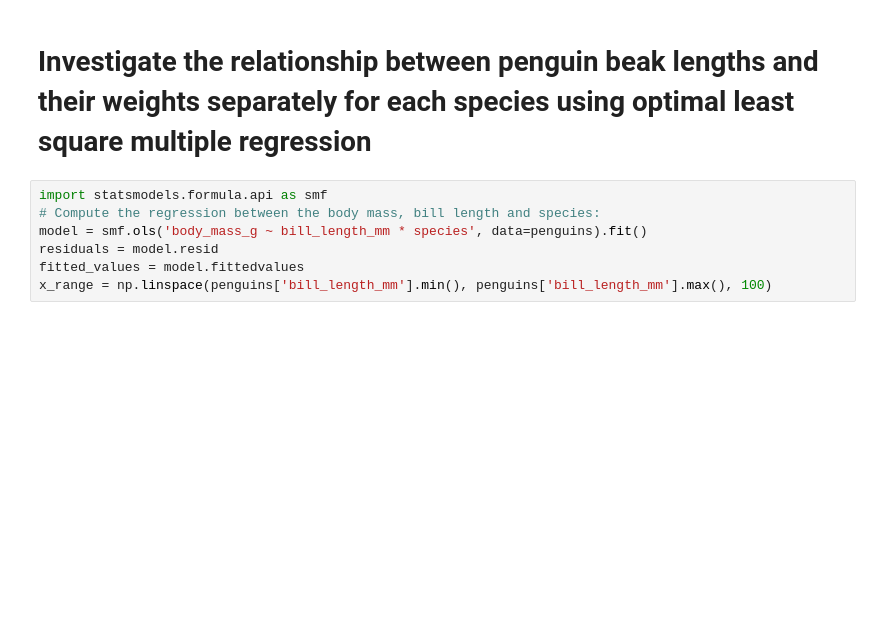
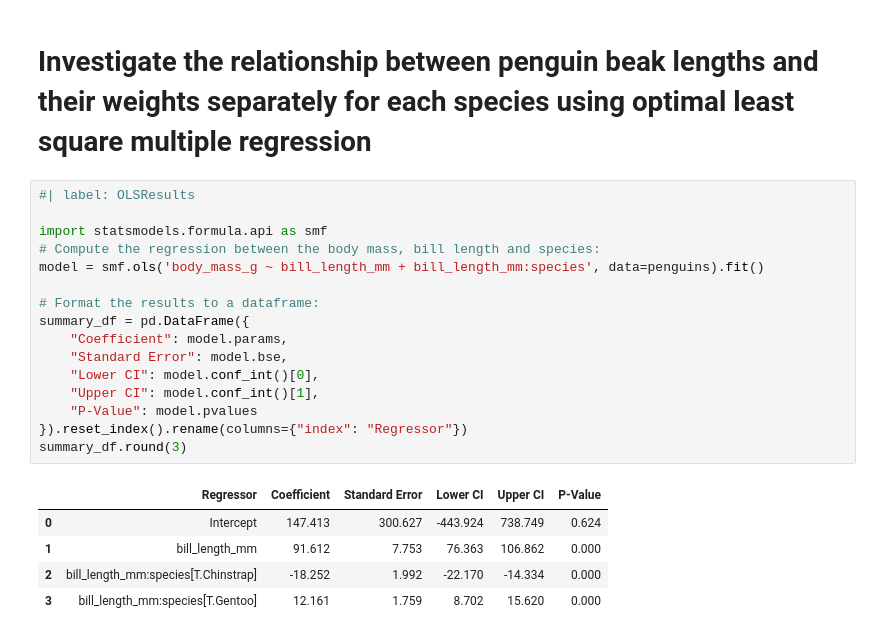
Before and after one commit to AlexLepauvre/demo-curvenote, a Jupyter notebook: curvenote-demo.ipynb, the cells around one changed output. Drawn from its saved outputs; the diff is of its cells as text; blank space fills up the shorter version.

```diff
--- a/curvenote-demo.ipynb
+++ b/curvenote-demo.ipynb
@@ -130,9 +132,24 @@ plt.show()
 # %% [markdown]
 # Investigate the relationship between penguin beak lengths and their weights separately for each species using optimal least square multiple regression
 # %%
+#| label: OLSResults
+
 import statsmodels.formula.api as smf
 # Compute the regression between the body mass, bill length and species:
-model = smf.ols('body_mass_g ~ bill_length_mm * species', data=penguins).fit()
-residuals = model.resid
-fitted_values = model.fittedvalues
-x_range = np.linspace(penguins['bill_length_mm'].min(), penguins['bill_length_mm'].max(), 100)
+model = smf.ols('body_mass_g ~ bill_length_mm + bill_length_mm:species', data=penguins).fit()
+
+# Format the results to a dataframe:
+summary_df = pd.DataFrame({
+    "Coefficient": model.params,
+    "Standard Error": model.bse,
+    "Lower CI": model.conf_int()[0],
+    "Upper CI": model.conf_int()[1],
+    "P-Value": model.pvalues
+}).reset_index().rename(columns={"index": "Regressor"})
+summary_df.round(3)
+# %% [output]
+|  | Regressor | Coefficient | Standard Error | Lower CI | Upper CI | P-Value |
+| 0 | Intercept | 147.413 | 300.627 | -443.924 | 738.749 | 0.624 |
+| 1 | bill_length_mm | 91.612 | 7.753 | 76.363 | 106.862 | 0.000 |
+| 2 | bill_length_mm:species[T.Chinstrap] | -18.252 | 1.992 | -22.170 | -14.334 | 0.000 |
+| 3 | bill_length_mm:species[T.Gentoo] | 12.161 | 1.759 | 8.702 | 15.620 | 0.000 |
```
Also changed, not shown: parts of 3 cells of this notebook, 5 other files.
